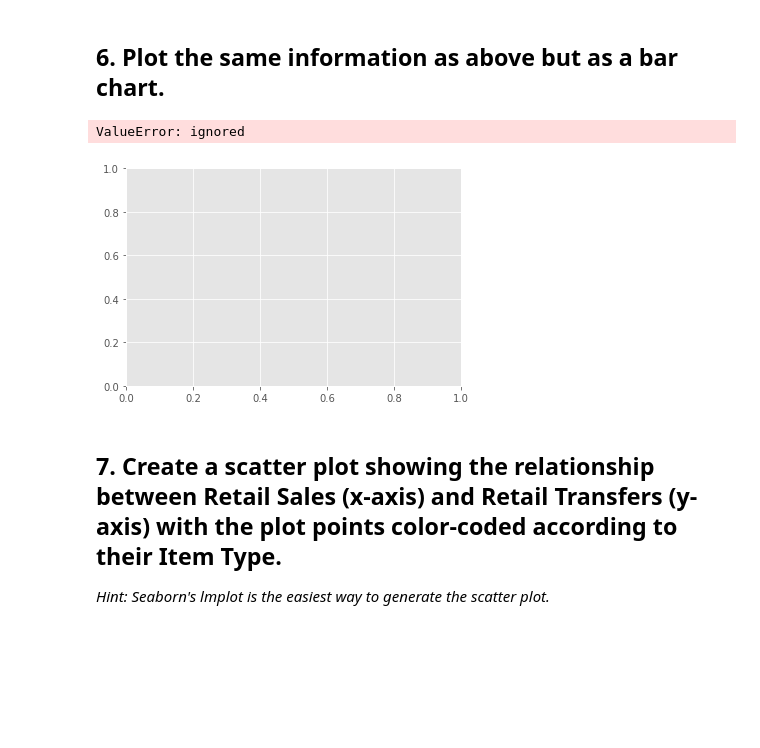
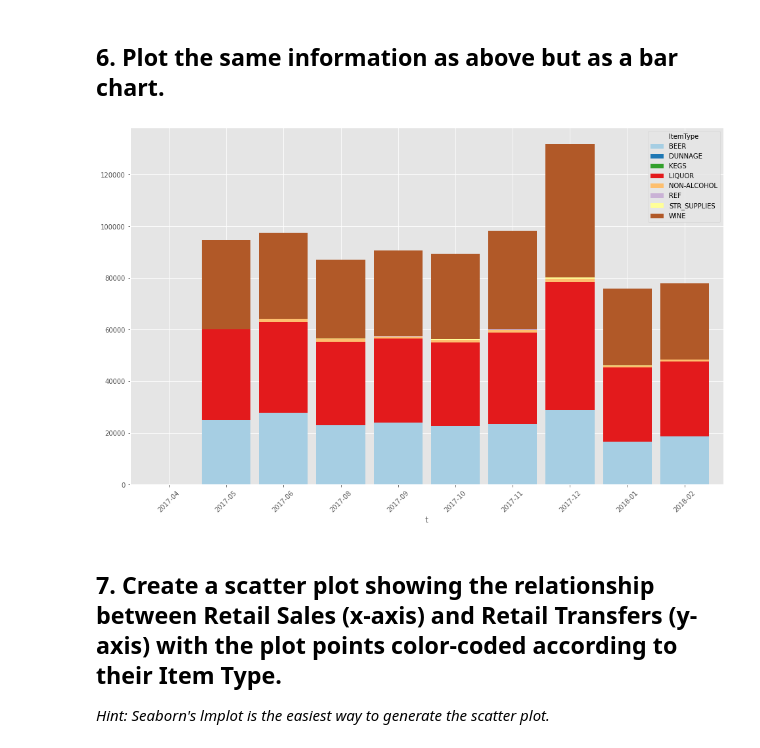
Before and after one commit to ta-data-mexpt/lab-plotting-multiple-data-series, a Jupyter notebook: your-code/main.ipynb, the cells around one changed output. Drawn from its saved outputs; the diff is of its cells as text; code cells hidden in the pictures; blank space fills up the shorter version.

```diff
--- a/your-code/main.ipynb
+++ b/your-code/main.ipynb
@@ -125,18 +123,12 @@ plt.show()
 [figure]
 # %% [markdown]
 ## 6. Plot the same information as above but as a bar chart.
-# %%
-filtered=pd.pivot_table(filtered,index="t",columns="ItemType",values="RetailSales")
-filtered.fillna(0,inplace=True)
-fig,ax=plt.subplots()
-arange=np.arange(len(tipos))
-width=1/len(tipos)
-for i in range(len(tipos)):
-  ax.bar(arange+i*width,filtered.iloc[:,i].tolist(),width=width)
-plt.show()
-# %% [output]
-ValueError: ignored
-[figure, removed]
+# %%
+filtered=pd.pivot_table(filtered,index="t",columns="ItemType",values="RetailSales")
+filtered.fillna(0,inplace=True)
+filtered.plot.bar(figsize=(10*phi,10),width=0.85,colormap="Paired",rot=45,stacked=True);
+# %% [output]
+[figure, added]
 # %% [markdown]
 ## 7. Create a scatter plot showing the relationship between Retail Sales (x-axis) and Retail Transfers (y-axis) with the plot points color-coded according to their Item Type.
 
```
Also changed, not shown: parts of 1 cell of this notebook.
